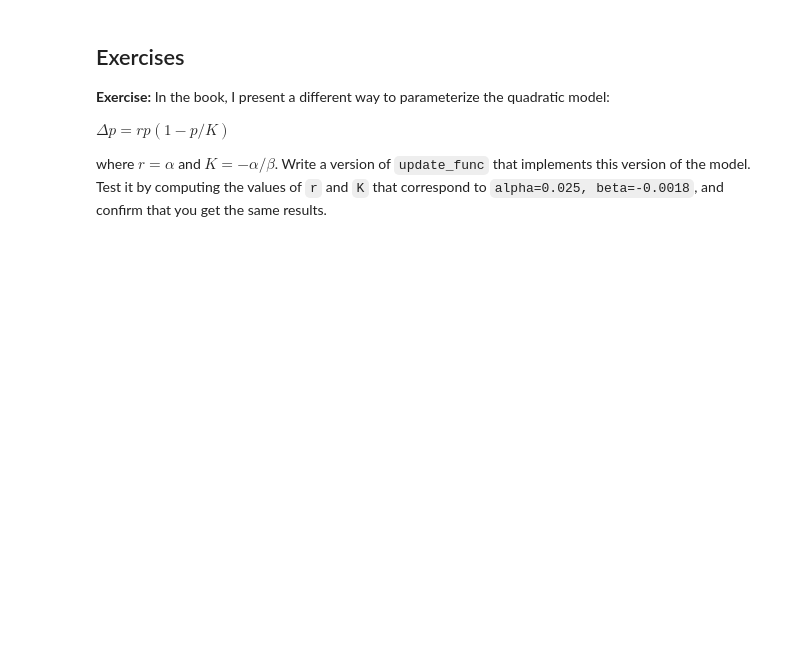
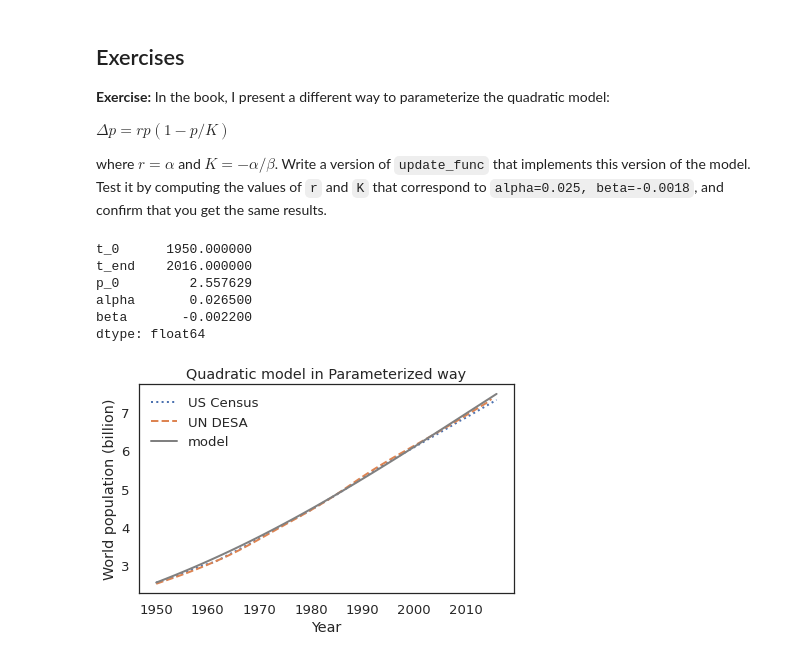
Before and after one commit to ferrysany/ModSimPy, a Jupyter notebook: colab/chap07.ipynb, the cells around one changed output. Cells and saved outputs as stored; diff of their text form; code cells hidden in the pictures; blank space fills up the shorter version.

```diff
--- a/colab/chap07.ipynb
+++ b/colab/chap07.ipynb
@@ -289,0 +266,31 @@ where $r=\alpha$ and $K=-\alpha/\beta$.  Write a version of `update_func` that i
+# %%
+def update_func_quad_para(pop, t, system):
+    """Compute the population next year with a quadratic model in parameterized way.
+
+    pop: current population
+    t: current year
+    system: system object containing parameters of the model
+
+    returns: population next year
+    """
+    net_growth = system.r * pop*(1-pop/system.K)
+    print(system.r, system.K)
+    return pop + net_growth
+# %%
+alpha = 0.025
+beta = -0.0018
+system.r=alpha
+system.K=-alpha/beta
+print(system)
+# %% [output]
+t_0      1950.000000
+t_end    2016.000000
+p_0         2.557629
+alpha       0.026500
+beta       -0.002200
+dtype: float64
+# %%
+results = run_simulation(system, update_func_quad_para)
+plot_results(census, un, results, 'Quadratic model in Parameterized way')
+# %% [output]
+[figure, added]
```
Also changed, not shown: parts of 12 cells of this notebook.
